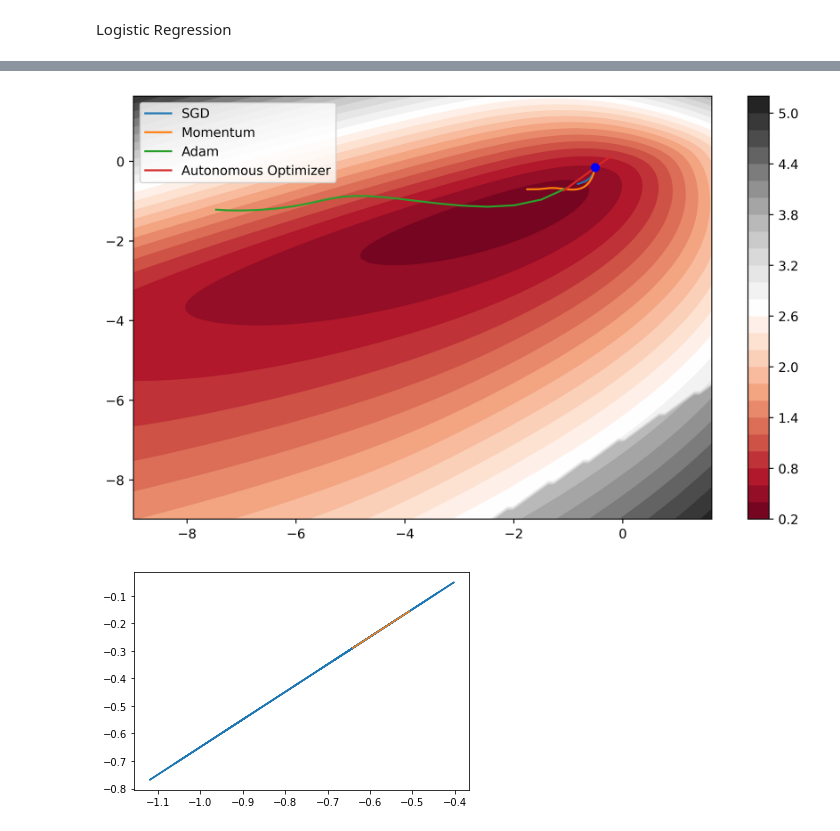
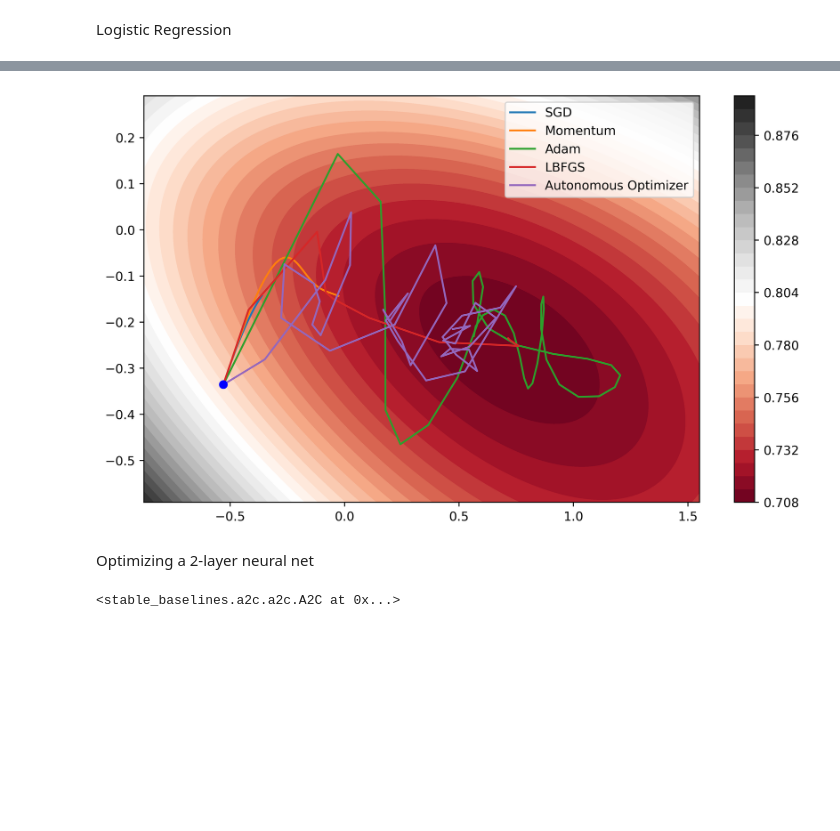
Before and after one commit to stewy33/Learning-to-Optimize, a Jupyter notebook: experiments.ipynb, the cells around one changed output, grey strips where cells are left out. Cells and saved outputs as stored; diff of their text form; code cells hidden in the pictures; blank space fills up the shorter version.

```diff
--- a/experiments.ipynb
+++ b/experiments.ipynb
@@ -238,55 +256,20 @@ plt.show()
-# %%
-def plot_trajs(trajectories, get_weights, set_weights):
-    data = {}
-    for name, traj in trajectories.items():
-        data[name] = np.array([get_weights(model) for model in traj])
-
-    minimum = np.array(list(data.values())).min()
-    maximum = np.array(list(data.values())).max()
-    X = np.linspace(minimum - (maximum - minimum) * 0.2, maximum + (maximum - minimum) * 0.2, num=100)
-    Y = np.linspace(minimum - (maximum - minimum) * 0.2, maximum + (maximum - minimum) * 0.2, num=100)
-
-    model = copy.deepcopy(model0)
-    Z = np.empty((len(Y), len(X)))
-    for i in range(len(X)):
-        for j in range(len(Y)):
-            set_weights(model, X[i], Y[j])
-            Z[j, i] = obj_function(model)
-
-    plt.figure(figsize=(10, 6), dpi=500)
-    plt.contourf(X, Y, Z, 30, cmap='RdGy')
-    plt.colorbar()
-
-    for name, traj in data.items():
-        plt.plot(traj[:, 0], traj[:, 1], label=name)
-
-    plt.plot(*get_weights(model0), 'bo')
-    plt.legend()
-
-    plt.plot()
-    plt.show()
-
-def get_weights(model):
-    return model[0].weight[0, 0].item(), model[0].weight[0, 1].item()
-
-def set_weights(model, w1, w2):
-    model[0].weight[0, 0] = w1
-    model[0].weight[0, 1] = w2
-
-plot_trajs({
-        'SGD': sgd_traj,
-        'Momentum': momentum_traj,
-        'Adam': adam_traj,
-        'Autonomous Optimizer': ao_traj
-    },
-    get_weights, set_weights)
-# %% [output]
-[figure, removed]
-# %%
-w1, w2 = zip(*[get_weights(model) for model in ao_traj])
-plt.plot(w1, w2)
-w1, w2 = zip(*[get_weights(model) for model in ao_traj[:2]])
-plt.plot(w1, w2)
-plt.show()
-# %% [output]
-[figure, removed]
+# %%
+def get_weights(model):
+    return model[0].weight[0, 0].item(), model[0].weight[0, 2].item()
+
+def set_weights(model, w1, w2):
+    model[0].weight[0, 0] = w1
+    model[0].weight[0, 2] = w2
+
+benchmark.plot_trajectories({
+        'SGD': sgd_traj,
+        'Momentum': momentum_traj,
+        'Adam': adam_traj,
+        'LBFGS': lbfgs_traj,
+        'Autonomous Optimizer': ao_traj
+    },
+    get_weights, set_weights)
+# %% [output]
+[figure, added]
+# %% [markdown]
+Optimizing a 2-layer neural net
@@ -292,0 +290,4 @@ plt.show()
+# %%
+mlp_policy.learn(total_timesteps=200 * mlp_env.envs[0].num_steps * len(mlp_dataset))
+# %% [output]
+<stable_baselines.a2c.a2c.A2C at 0x...>
```
Also changed, not shown: parts of 19 cells of this notebook, 2 other files.
